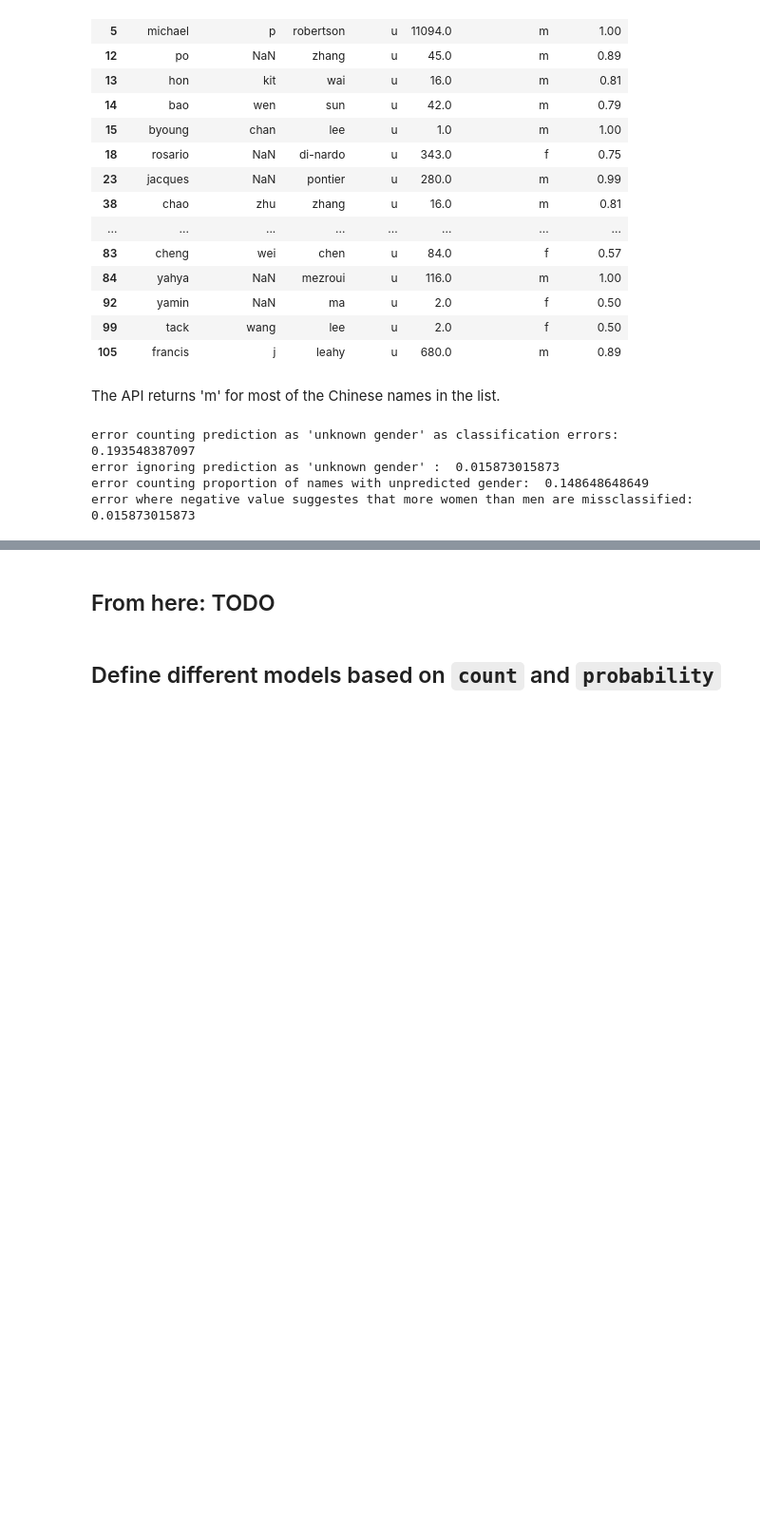
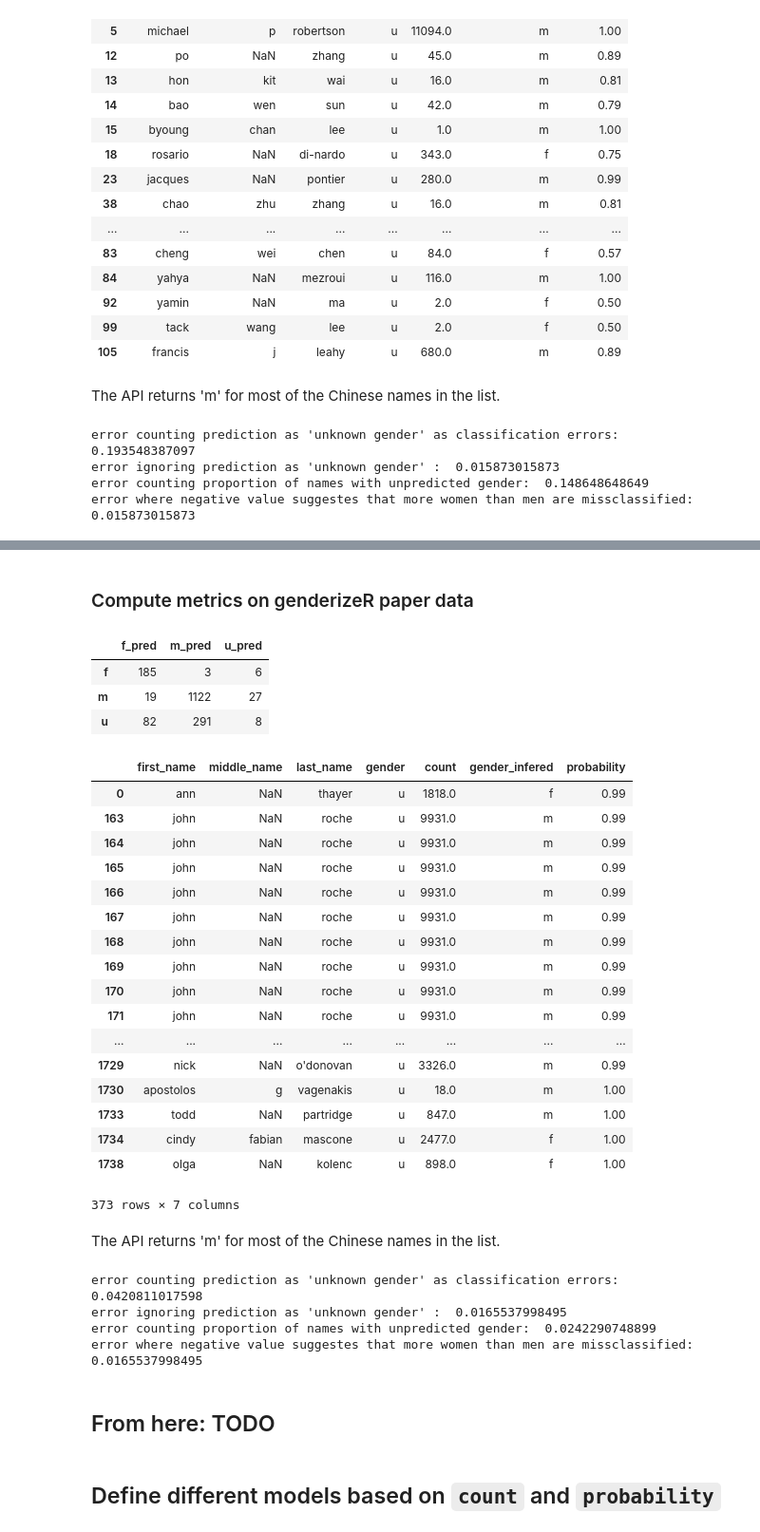
Before and after one commit to GenderGapSTEM-PublicationAnalysis/name_gender_inference, a Jupyter notebook: genderize.io.ipynb, the cells around one changed output, grey strips where cells are left out. Shown at 95% size. Cells and saved outputs as stored; diff of their text form; code cells hidden in the pictures; blank space fills up the shorter version.

Commit message:
Evaluate genderize.io with genderizeR paper test data

```diff
--- a/genderize.io.ipynb
+++ b/genderize.io.ipynb
@@ -140,0 +143,4 @@ error where negative value suggestes that more women than men are missclassified
+# %%
+genderizeR = GenderEvaluator("test_data/test_data_genderizeR.csv")
+genderizeR.load_data()
+genderizeR.check_data_columns()
@@ -140,0 +167,2 @@ error where negative value suggestes that more women than men are missclassified
+# %% [markdown]
+### Compute metrics on genderizeR paper data
@@ -140,0 +171,31 @@ error where negative value suggestes that more women than men are missclassified
+# %%
+genderizeR.confusion_matrix
+# %% [output]
+|  | f_pred | m_pred | u_pred |
+| f | 185 | 3 | 6 |
+| m | 19 | 1122 | 27 |
+| u | 82 | 291 | 8 |
+# %%
+# show names for which human said 'u' but algorithm said 'm' or 'f'
+genderizeR.test_data[(genderizeR.test_data.gender=='u') & (genderizeR.test_data.gender_infered !='u')]
+# %% [output]
+|  | first_name | middle_name | last_name | gender | count | gender_infered | probability |
+| 0 | ann | NaN | thayer | u | 1818.0 | f | 0.99 |
+| 163 | john | NaN | roche | u | 9931.0 | m | 0.99 |
+| 164 | john | NaN | roche | u | 9931.0 | m | 0.99 |
+| 165 | john | NaN | roche | u | 9931.0 | m | 0.99 |
+| 166 | john | NaN | roche | u | 9931.0 | m | 0.99 |
+| 167 | john | NaN | roche | u | 9931.0 | m | 0.99 |
+| 168 | john | NaN | roche | u | 9931.0 | m | 0.99 |
+| 169 | john | NaN | roche | u | 9931.0 | m | 0.99 |
+| 170 | john | NaN | roche | u | 9931.0 | m | 0.99 |
+| 171 | john | NaN | roche | u | 9931.0 | m | 0.99 |
+| ... | ... | ... | ... | ... | ... | ... | ... |
+| 1729 | nick | NaN | o'donovan | u | 3326.0 | m | 0.99 |
+| 1730 | apostolos | g | vagenakis | u | 18.0 | m | 1.00 |
+| 1733 | todd | NaN | partridge | u | 847.0 | m | 1.00 |
+| 1734 | cindy | fabian | mascone | u | 2477.0 | f | 1.00 |
+| 1738 | olga | NaN | kolenc | u | 898.0 | f | 1.00 |
+373 rows × 7 columns
+# %% [markdown]
+The API returns 'm' for most of the Chinese names in the list.
@@ -141,3 +207,13 @@ error where negative value suggestes that more women than men are missclassified
+# %%
+print("error counting prediction as 'unknown gender' as classification errors: ", genderizeR.error_with_unknown)
+print("error ignoring prediction as 'unknown gender' : ", genderizeR.error_without_unknown)
+print("error counting proportion of names with unpredicted gender: ", genderizeR.error_unknown)
+print("error where negative value suggestes that more women than men are missclassified: ", genderizeR.error_gender_bias)
+# %% [output]
+error counting prediction as 'unknown gender' as classification errors:  0.0420811017598
+error ignoring prediction as 'unknown gender' :  0.0165537998495
+error counting proportion of names with unpredicted gender:  0.0242290748899
+error where negative value suggestes that more women than men are missclassified:  0.0165537998495
 # %% [markdown]
 ## From here: TODO
 # %% [markdown]
```
Also changed, not shown: parts of 7 cells of this notebook, 1 other file.
